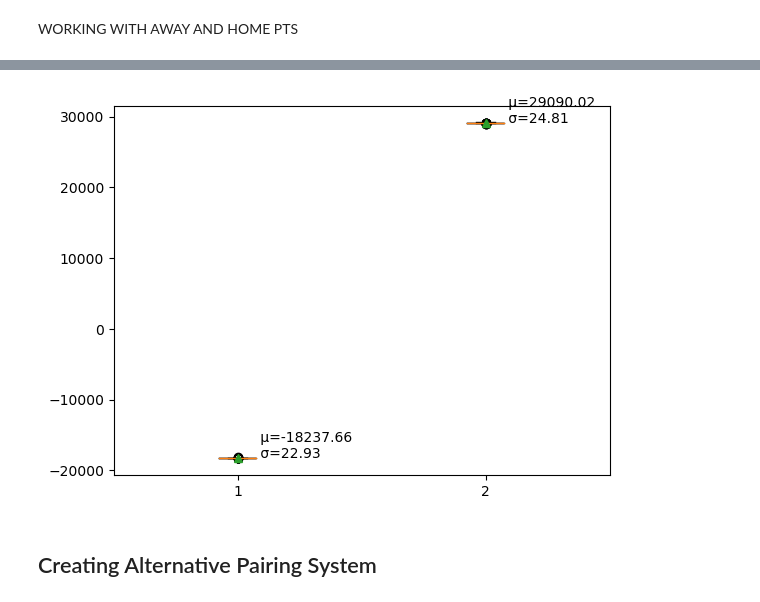
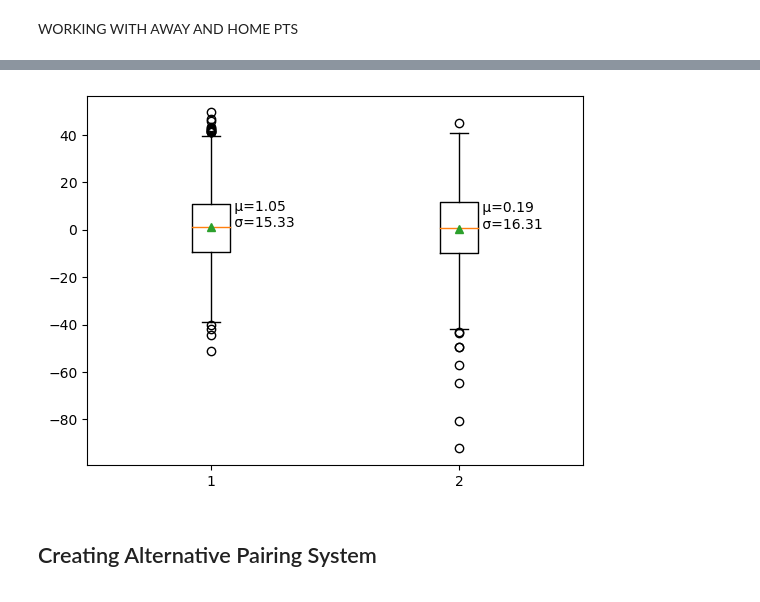
Before and after one commit to dyeds/PIC-16B-Project, a Jupyter notebook: TeamData.ipynb, the cells around one changed output, grey strips where cells are left out. Cells and saved outputs as stored; diff of their text form; code cells hidden in the pictures.

```diff
--- a/TeamData.ipynb
+++ b/TeamData.ipynb
@@ -812,11 +811,11 @@ predict_actual_line_df = df_merged[["game_spread","game_totalpts"]]
 # %%
 X = np.array(parameters_df,dtype=np.float32)
-y_actual_lines = np.array(predict_actual_line_df,dtype=np.float32)
+y_actual_lines = np.array(predict_actual_line_df)
 
 X_train3, X_test3, y_train3, y_test3 = train_test_split(X,y_actual_lines,test_size=0.2)
 # %%
 model3 = tf.keras.models.Sequential([
-    layers.Dense(100,input_shape=(X_train3.shape[1]-1,),activation='relu'),
+    layers.Dense(100,input_shape=(X_train3.shape[1],),activation='relu'),
     layers.Dense(100,activation='relu'),
     layers.Dense(2)
 ])
@@ -843,6 +842,6 @@ model3.compile(optimizer='adam',
                loss='mse',
                metrics=['mae','mse'])
 
-history = model3.fit(X_train3[:,1:],y_train3,epochs=100,verbose=1)
+history = model3.fit(X_train3,y_train3[:,:2],epochs=100,verbose=1)
 # %% [output]
 Epoch 1/100
@@ -870,3 +869,3 @@ model3.evaluate(X_test3[:,1:],y_test3,verbose=2)
 # %%
-actual_lines_predictions=model3.predict(X_test3[:,1:])
+actual_lines_predictions=model3.predict(X_test3)
 # %% [output]
@@ -891,16 +890,16 @@ actual_lines_predictions, y_test3
 # %%
-diff = actual_lines_predictions-y_test3
+diff = actual_lines_predictions-y_test3[:,:2]
 diffmean = diff.mean(axis=0)
 diffstd = diff.std(axis=0)
 fig, ax = plt.subplots()
 bp = ax.boxplot(diff,showmeans=True)
 for i, line in enumerate(bp['medians']):
     x, y = line.get_xydata()[1]
     text = ' μ={:.2f}\n σ={:.2f}'.format(diffmean[i], diffstd[i])
     ax.annotate(text, xy=(x, y))
 plt.show()
 # %% [output]
-[figure, old version]
+[figure, new version]
 # %% [markdown]
 ## Creating Alternative Pairing System
 # %%
```
Also changed, not shown: parts of 47 cells of this notebook, 1 other file.
